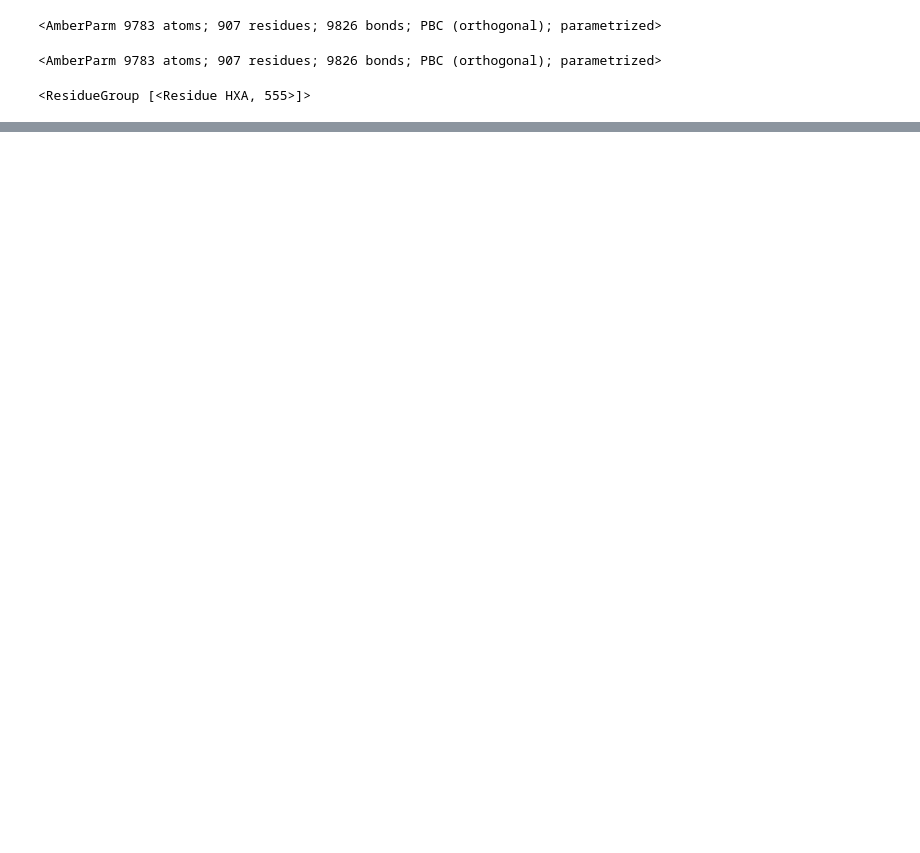
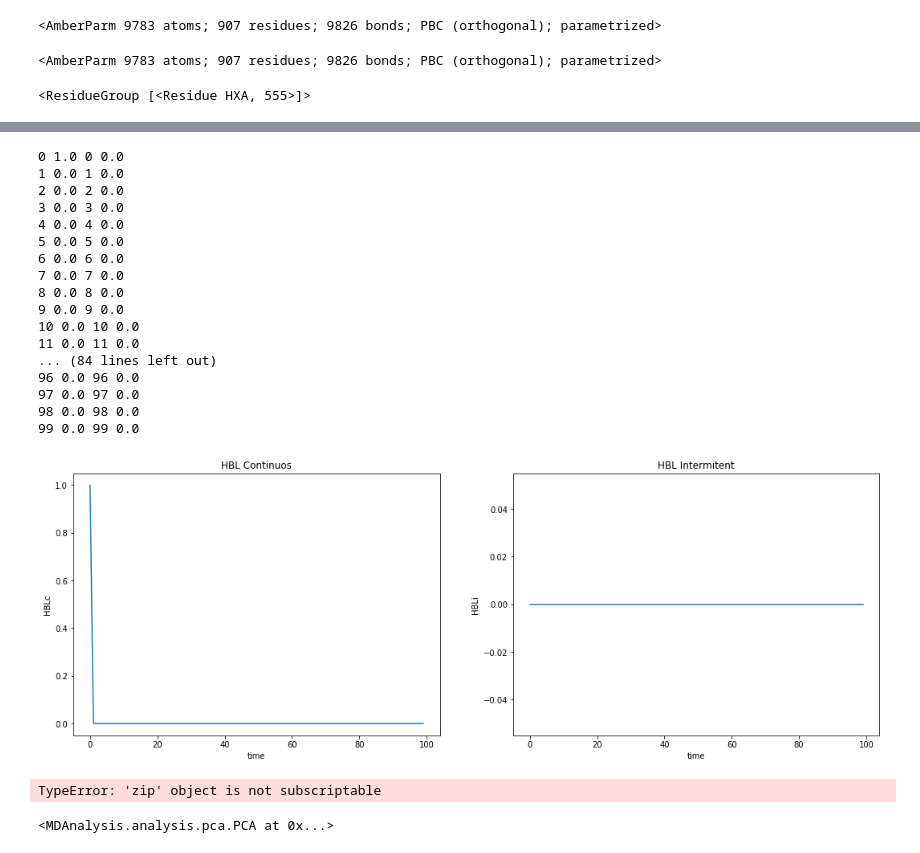
Before and after one commit to mikicanyelles/pyloxr_old, a Jupyter notebook: proves_per_paquet.ipynb, the cells around one changed output, grey strips where cells are left out. Saved outputs shown, nothing was run; the diff lists cells and outputs as text; code cells hidden in the pictures; blank space fills up the shorter version.

```diff
--- a/proves_per_paquet.ipynb
+++ b/proves_per_paquet.ipynb
@@ -41,0 +107,72 @@ pdb.select_atoms('resid HXA or resname HXA')
+# %%
+#import MDAnalysis
+from MDAnalysis.analysis.waterdynamics import HydrogenBondLifetimes as HBL
+
+u = MDAnalysis.Universe('3rde.prmtop', '5_prod_07.nc')
+selection1 = "resname WAT and sphzone 6.0 protein and resid 555"
+selection2 = "resid 555"
+HBL_analysis = HBL(universe, selection1, selection2, 0, 100, 100)#, donor=('O1'), acceptor=('H1', 'H2'))
+HBL_analysis.run()
+time = 0
+#now we print the data ready to plot. The first two columns are the HBLc vs t
+#plot and the second two columns are the HBLi vs t graph
+for HBLc, HBLi in HBL_analysis.timeseries:
+    print("{time} {HBLc} {time} {HBLi}".format(time=time, HBLc=HBLc, HBLi=HBLi))
+    time += 1
+
+#we can also plot our data
+plt.figure(1,figsize=(18, 6))
+
+#HBL continuos
+plt.subplot(121)
+plt.xlabel('time')
+plt.ylabel('HBLc')
+plt.title('HBL Continuos')
+plt.plot(range(0,time),[column[0] for column in HBL_analysis.timeseries])
+
+#HBL intermitent
+plt.subplot(122)
+plt.xlabel('time')
+plt.ylabel('HBLi')
+plt.title('HBL Intermitent')
+plt.plot(range(0,time),[column[1] for column in HBL_analysis.timeseries])
+
+plt.show()
+# %% [output]
+0 1.0 0 0.0
+1 0.0 1 0.0
+2 0.0 2 0.0
+3 0.0 3 0.0
+4 0.0 4 0.0
+5 0.0 5 0.0
+6 0.0 6 0.0
+7 0.0 7 0.0
+8 0.0 8 0.0
+9 0.0 9 0.0
+10 0.0 10 0.0
+11 0.0 11 0.0
+... (84 lines left out)
+96 0.0 96 0.0
+97 0.0 97 0.0
+98 0.0 98 0.0
+99 0.0 99 0.0
+[figure, added]
+# %%
+import sys
+import os
+#import MDAnalysis
+import MDAnalysis.analysis.gnm
+#from MDAnalysis.tests.datafiles import PSF, DCD
+
+u = MDAnalysis.Universe('3rde.prmtop', '5_prod_07.nc')
+C = MDAnalysis.analysis.gnm.GNMAnalysis(u, ReportVector="output.txt")
+
+C.run()
+output = zip(*C.results)
+
+outputfile = open("eigenvalues.dat", "w")
+for item in output[1]:
+    print >> outputfile, item
+outputfile.close()
+# %% [output]
+TypeError: 'zip' object is not subscriptable
@@ -41,0 +181,5 @@ pdb.select_atoms('resid HXA or resname HXA')
+# %%
+pca_u = pca.PCA(u, select='resname HXA')
+pca_u.run()
+# %% [output]
+<MDAnalysis.analysis.pca.PCA at 0x...>
```
Also changed, not shown: parts of 17 cells of this notebook.
